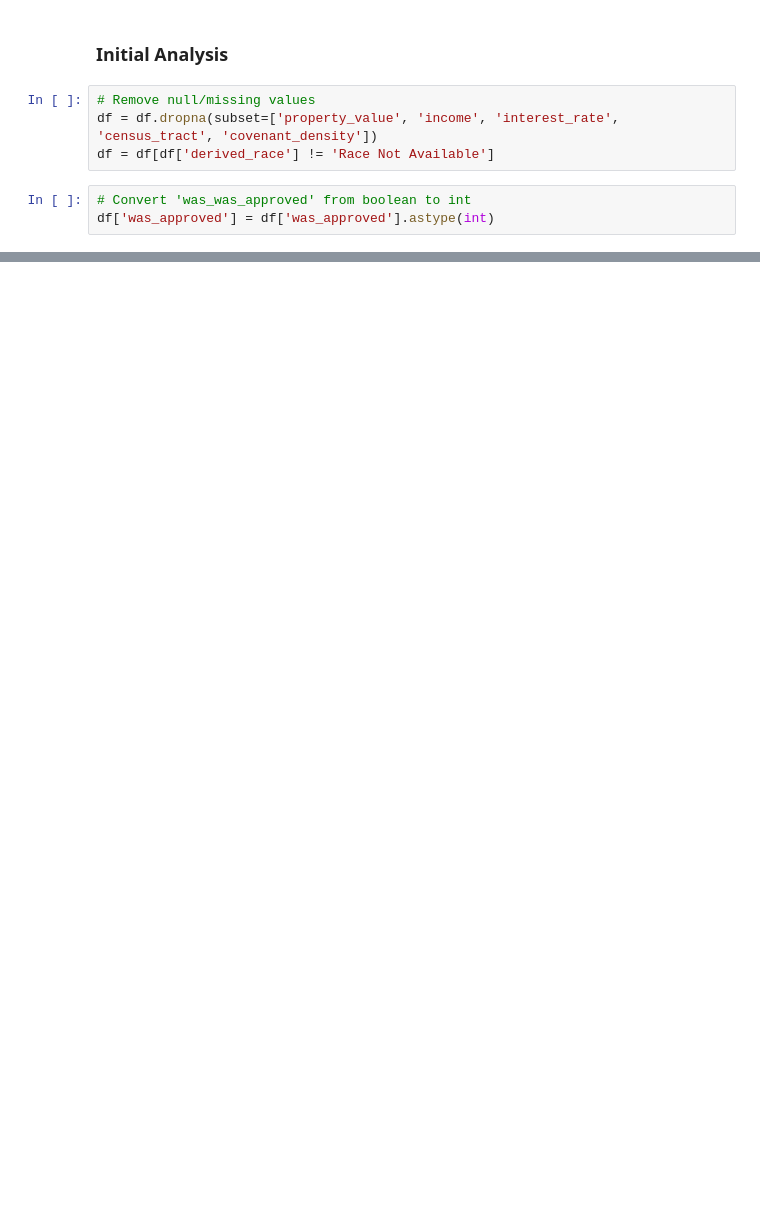
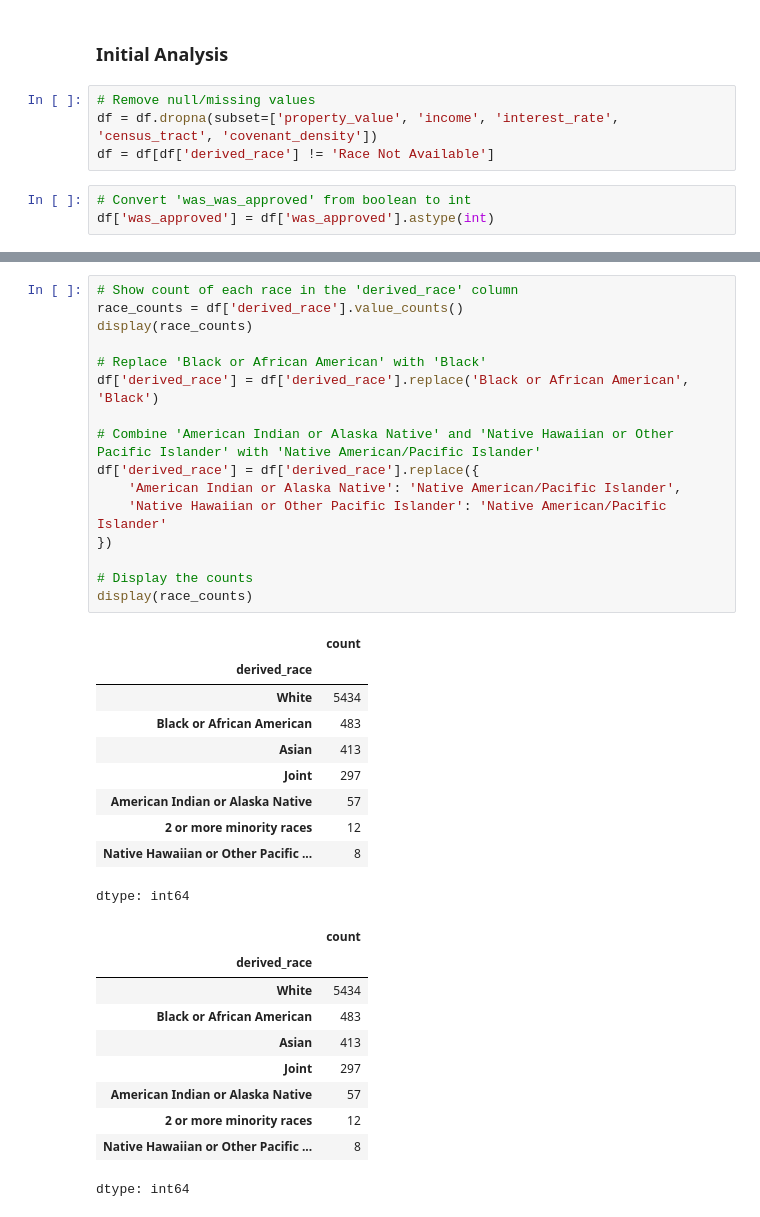
Before and after one commit to Group4-s2025/DATA-6550-Algorithms, a Jupyter notebook: Module_4_Project_Group_4.ipynb, the cells around one changed output, grey strips where cells are left out. Saved outputs shown, nothing was run; the diff lists cells and outputs as text; blank space fills up the shorter version.

```diff
--- a/Module_4_Project_Group_4.ipynb
+++ b/Module_4_Project_Group_4.ipynb
@@ -79,3 +80,40 @@ None
 | 373 | 2023 | 2.705303e+10 | White | 1 | 195000.0 | 225000.0 | 53.0 | ... |
 | 403 | 2023 | 2.705303e+10 | White | 1 | 475000.0 | 685000.0 | 221.0 | ... |
 | 616 | 2023 | 2.705303e+10 | White | 1 | 335000.0 | 415000.0 | 120.0 | ... |
+# %%
+# Show count of each race in the 'derived_race' column
+race_counts = df['derived_race'].value_counts()
+display(race_counts)
+
+# Replace 'Black or African American' with 'Black'
+df['derived_race'] = df['derived_race'].replace('Black or African American', 'Black')
+
+# Combine 'American Indian or Alaska Native' and 'Native Hawaiian or Other Pacific Islander' with 'Native American/Pacific Islander'
+df['derived_race'] = df['derived_race'].replace({
+    'American Indian or Alaska Native': 'Native American/Pacific Islander',
+    'Native Hawaiian or Other Pacific Islander': 'Native American/Pacific Islander'
+})
+
+# Display the counts
+display(race_counts)
+# %% [output]
+|  | count |
+| derived_race |  |
+| White | 5434 |
+| Black or African American | 483 |
+| Asian | 413 |
+| Joint | 297 |
+| American Indian or Alaska Native | 57 |
+| 2 or more minority races | 12 |
+| Native Hawaiian or Other Pacific ... | 8 |
+dtype: int64
+|  | count |
+| derived_race |  |
+| White | 5434 |
+| Black or African American | 483 |
+| Asian | 413 |
+| Joint | 297 |
+| American Indian or Alaska Native | 57 |
+| 2 or more minority races | 12 |
+| Native Hawaiian or Other Pacific ... | 8 |
+dtype: int64
```
Also changed, not shown: parts of 3 cells of this notebook.
